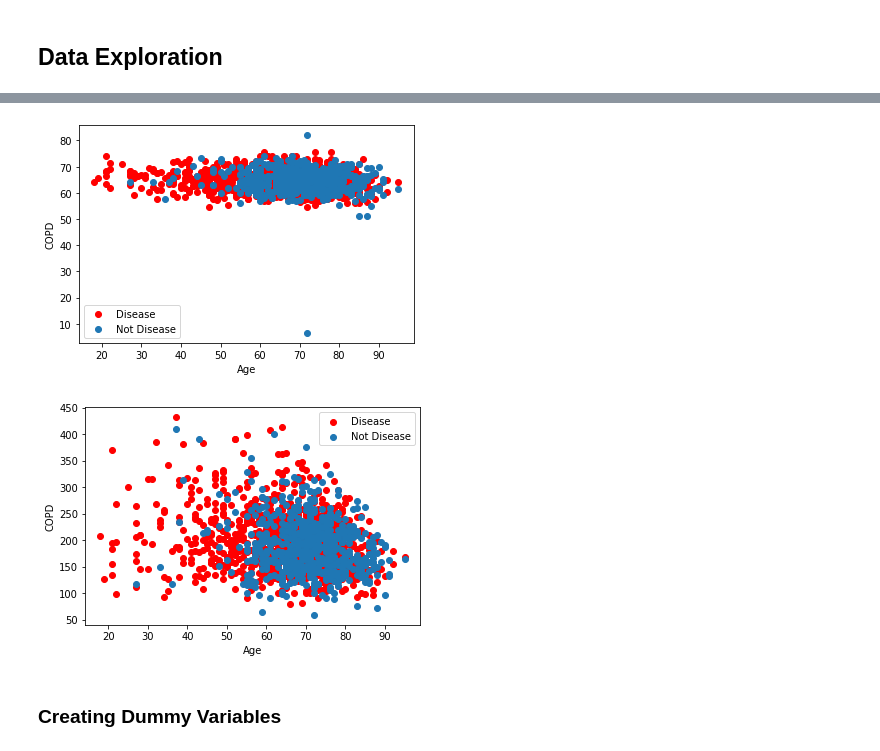
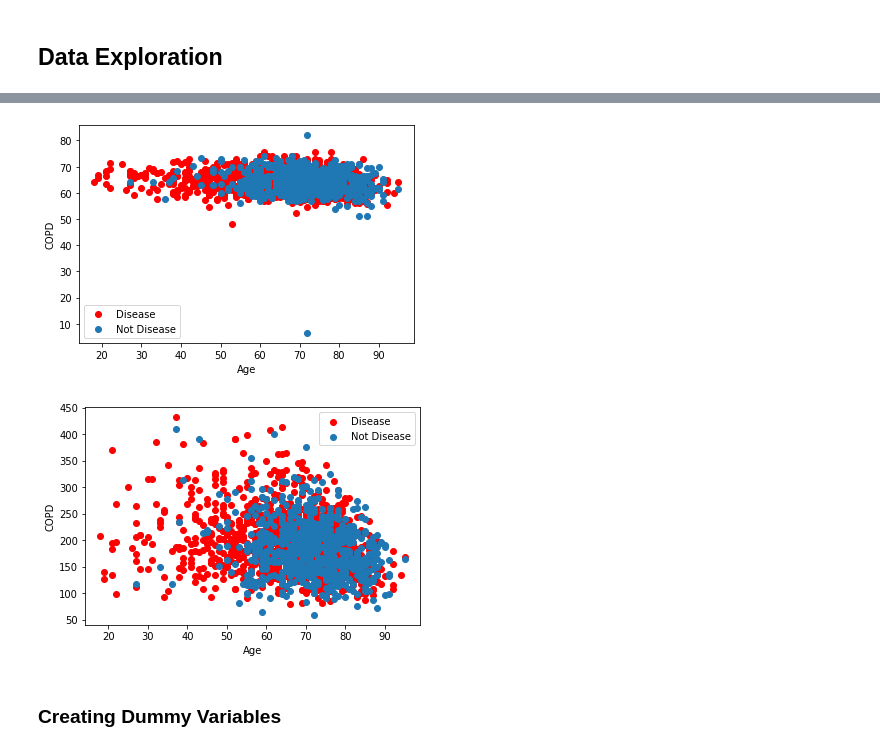
Before and after one commit to asheta66/CNN-WorkOut, a Jupyter notebook: Classification_Uaing_ML_Alaa1.ipynb, the cells around one changed output, grey strips where cells are left out. Drawn from its saved outputs; the diff is of its cells as text; code cells hidden in the pictures.

```diff
--- a/Classification_Uaing_ML_Alaa1.ipynb
+++ b/Classification_Uaing_ML_Alaa1.ipynb
@@ -135,21 +133,21 @@ plt.show()
 # %%
-plt.scatter(x=df.age[df.target=='N'], y=df.height[(df.target=='N')], c="red")
-plt.scatter(x=df.age[df.target=='Y'], y=df.height[(df.target=='Y')])
+plt.scatter(x=df.age[df.target==0], y=df.height[(df.target==0)], c="red")
+plt.scatter(x=df.age[df.target==1], y=df.height[(df.target==1)])
 plt.legend(["Disease", "Not Disease"])
 plt.xlabel("Age")
 plt.ylabel("COPD")
 plt.show()
 # %% [output]
-[figure, old version]
+[figure, new version]
 # %%
-plt.scatter(x=df.age[df.target=='N'], y=df.weight[(df.target=='N')], c="red")
-plt.scatter(x=df.age[df.target=='Y'], y=df.weight[(df.target=='Y')])
+plt.scatter(x=df.age[df.target==0], y=df.weight[(df.target==0)], c="red")
+plt.scatter(x=df.age[df.target==1], y=df.weight[(df.target==1)])
 plt.legend(["Disease", "Not Disease"])
 plt.xlabel("Age")
 plt.ylabel("COPD")
 plt.show()
 # %% [output]
-[figure, old version]
+[figure, new version]
 # %% [markdown]
 ### Creating Dummy Variables
 # %% [markdown]
```
Also changed, not shown: parts of 33 cells of this notebook.
